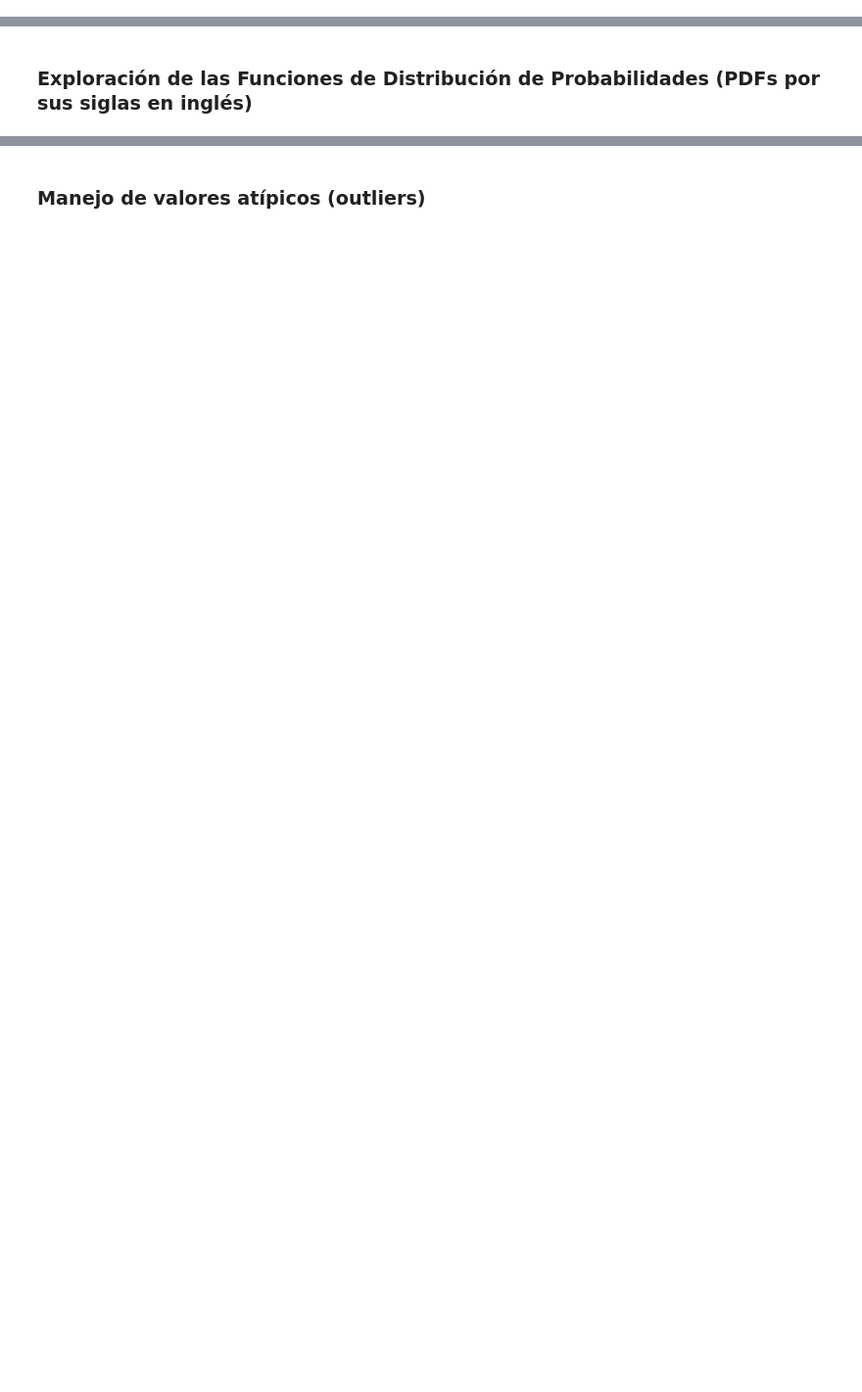
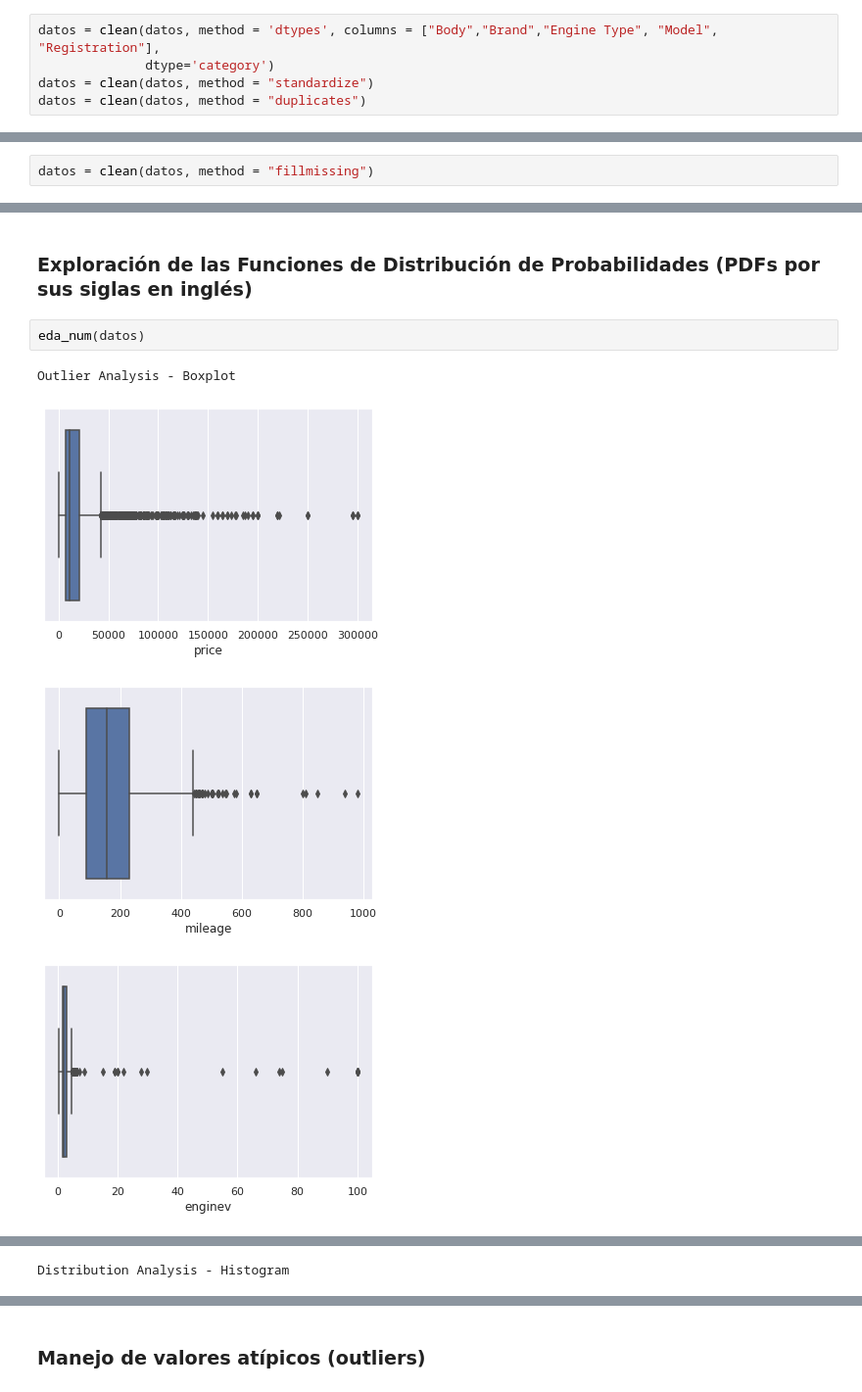
Before and after one commit to RudiksChess/UVG-DataScience-Notas-6-Semestre, a Jupyter notebook: Lab2/Lab2.ipynb, the cells around one changed output, grey strips where cells are left out. Shown at 98% size. Saved outputs shown, nothing was run; the diff lists cells and outputs as text; blank space fills up the shorter version.

```diff
--- a/Lab2/Lab2.ipynb
+++ b/Lab2/Lab2.ipynb
@@ -53,2 +126,9 @@ reporte_preliminar .to_file(output_file='reporte-preliminar.html')
+# %%
+datos = clean(datos, method = 'dtypes', columns = ["Body","Brand","Engine Type", "Model", "Registration"],
+              dtype='category')
+datos = clean(datos, method = "standardize")
+datos = clean(datos, method = "duplicates")
 # %% [markdown]
 ### Manejo de valores faltantes
+# %%
+datos = clean(datos, method = "fillmissing")
@@ -55,2 +148,9 @@ reporte_preliminar .to_file(output_file='reporte-preliminar.html')
 # %% [markdown]
 ### Exploración de las Funciones de Distribución de Probabilidades (PDFs por sus siglas en inglés)
+# %%
+eda_num(datos)
+# %% [output]
+Outlier Analysis - Boxplot
+[figure, added]
+[figure, added]
+[figure, added]
@@ -56,0 +158 @@ reporte_preliminar .to_file(output_file='reporte-preliminar.html')
+Distribution Analysis - Histogram
```
Also changed, not shown: parts of 44 cells of this notebook.
